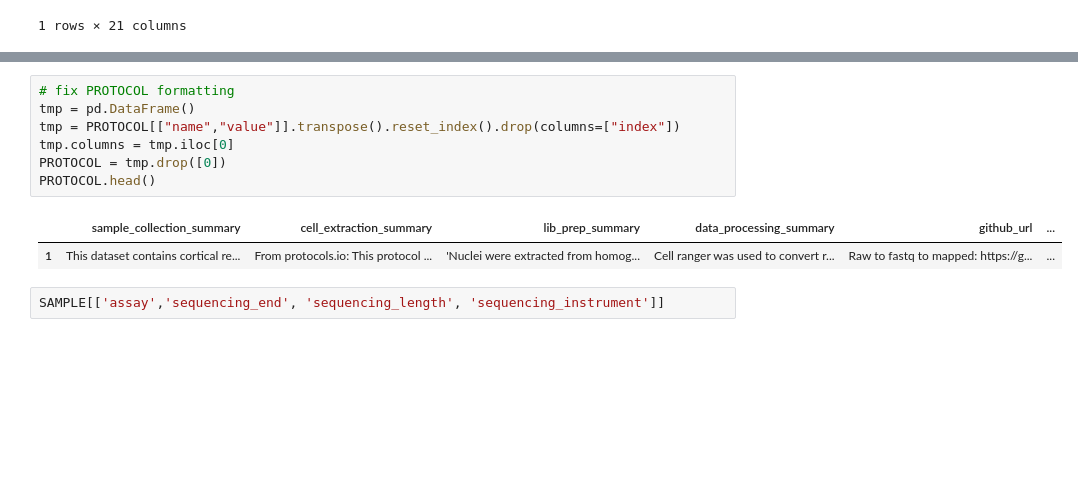
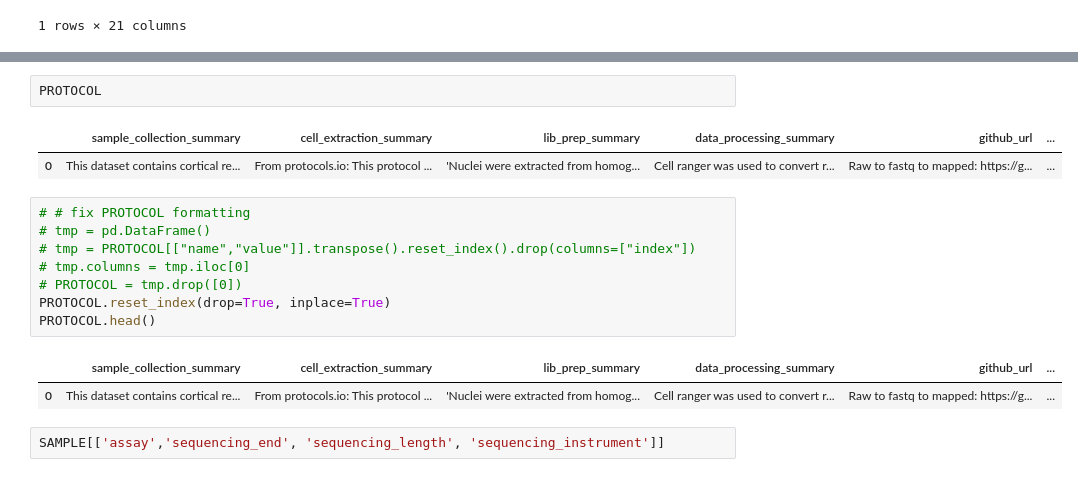
Before and after one commit to ASAP-CRN/crn-utils, a Jupyter notebook: hardy_sc_pmdbs.ipynb, the cells around one changed output, grey strips where cells are left out. Drawn from its saved outputs; the diff is of its cells as text; blank space fills up the shorter version.

```diff
--- a/hardy_sc_pmdbs.ipynb
+++ b/hardy_sc_pmdbs.ipynb
@@ -143,13 +137,19 @@ STUDY.head()
+# %%
+PROTOCOL
+# %% [output]
+|  | sample_collection_summary | cell_extraction_summary | lib_prep_summary | data_processing_summary | github_url | ... |
+| 0 | This dataset contains cortical re... | From protocols.io: This protocol ... | 'Nuclei were extracted from homog... | Cell ranger was used to convert r... | Raw to fastq to mapped: https://g... | ... |
 # %%
-# fix PROTOCOL formatting
-tmp = pd.DataFrame()
-tmp = PROTOCOL[["name","value"]].transpose().reset_index().drop(columns=["index"])
-tmp.columns = tmp.iloc[0]
-PROTOCOL = tmp.drop([0])
+# # fix PROTOCOL formatting
+# tmp = pd.DataFrame()
+# tmp = PROTOCOL[["name","value"]].transpose().reset_index().drop(columns=["index"])
+# tmp.columns = tmp.iloc[0]
+# PROTOCOL = tmp.drop([0])
+PROTOCOL.reset_index(drop=True, inplace=True)
 PROTOCOL.head()
 # %% [output]
 |  | sample_collection_summary | cell_extraction_summary | lib_prep_summary | data_processing_summary | github_url | ... |
-| 1 | This dataset contains cortical re... | From protocols.io: This protocol ... | 'Nuclei were extracted from homog... | Cell ranger was used to convert r... | Raw to fastq to mapped: https://g... | ... |
+| 0 | This dataset contains cortical re... | From protocols.io: This protocol ... | 'Nuclei were extracted from homog... | Cell ranger was used to convert r... | Raw to fastq to mapped: https://g... | ... |
 # %%
 SAMPLE[['assay','sequencing_end', 'sequencing_length', 'sequencing_instrument']]
 # %% [output]
```
Also changed, not shown: parts of 6 cells of this notebook, 8 other files.
